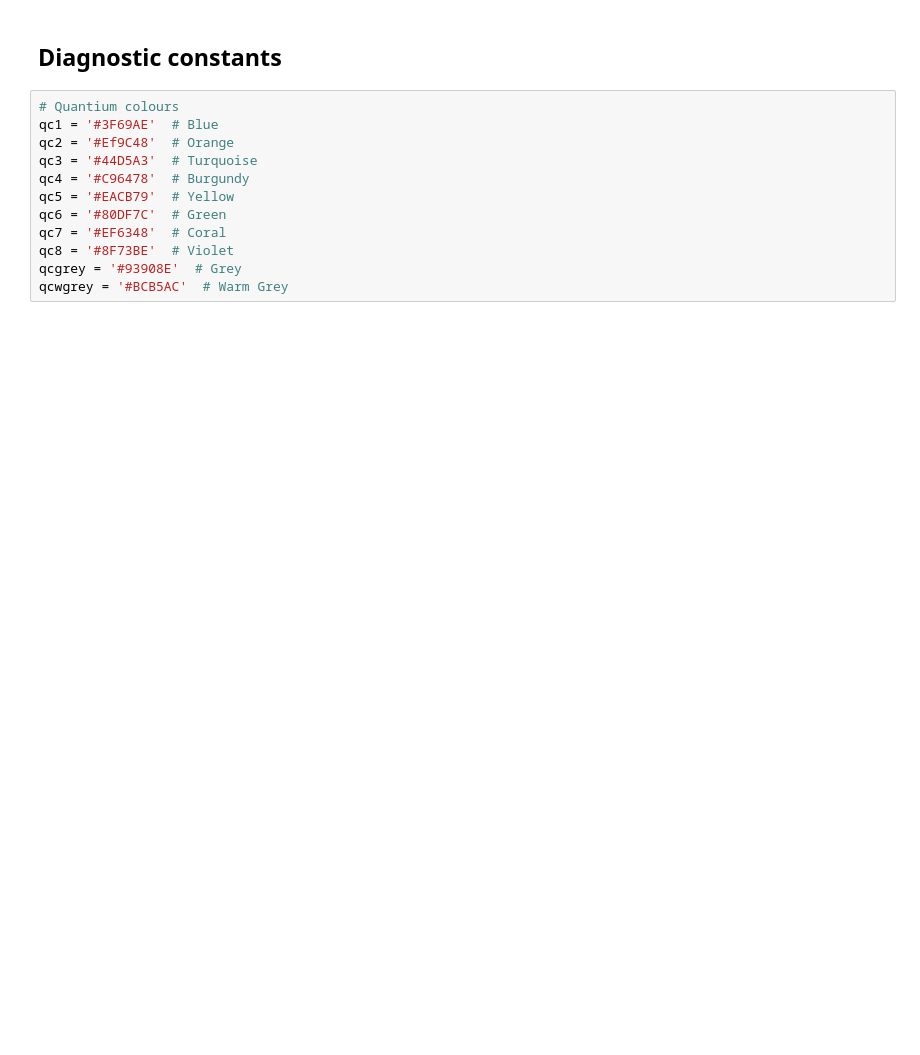
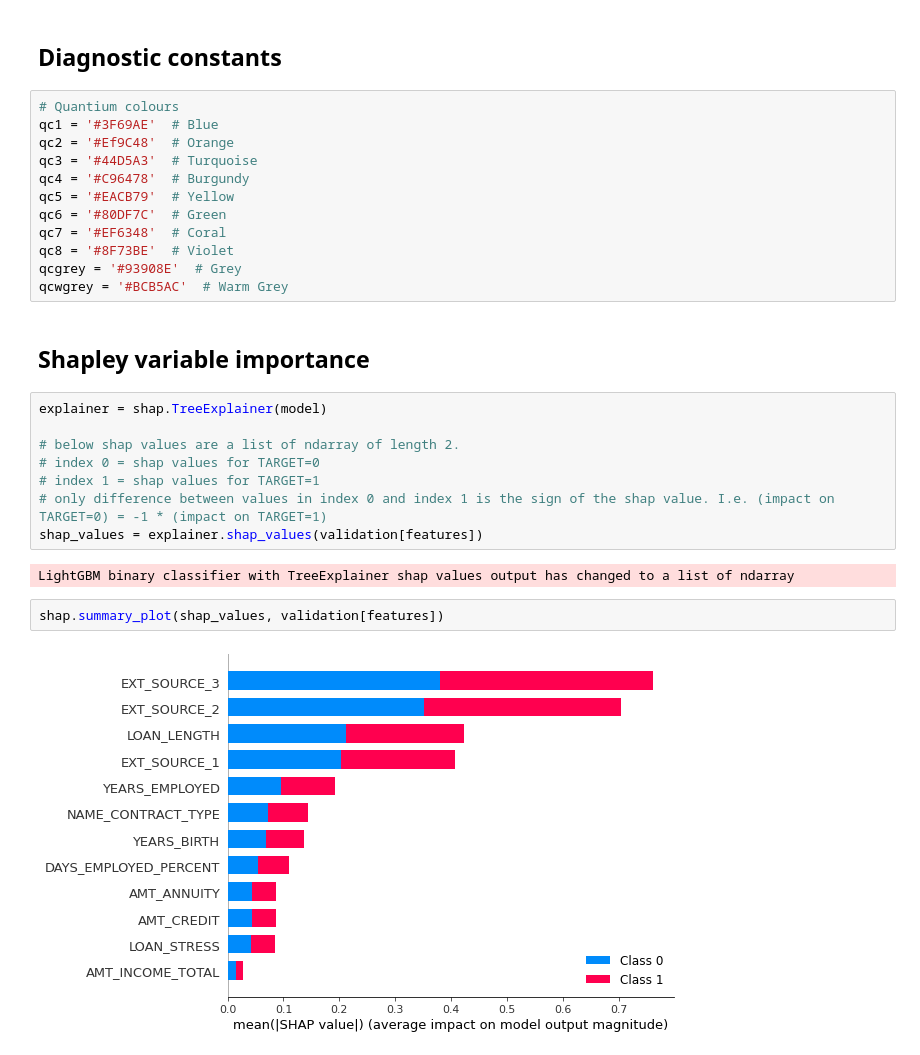
Before and after one commit to dawkinsmw/lightgbm_pipeline, a Jupyter notebook: lgb_pipeline.ipynb, the cells around one changed output. Saved outputs shown, nothing was run; the diff lists cells and outputs as text; blank space fills up the shorter version.

```diff
--- a/lgb_pipeline.ipynb
+++ b/lgb_pipeline.ipynb
@@ -195,3 +189,19 @@ qc7 = '#EF6348'  # Coral
 qc8 = '#8F73BE'  # Violet
 qcgrey = '#93908E'  # Grey
 qcwgrey = '#BCB5AC'  # Warm Grey
+# %% [markdown]
+## Shapley variable importance
+# %%
+explainer = shap.TreeExplainer(model)
+
+# below shap values are a list of ndarray of length 2.
+# index 0 = shap values for TARGET=0
+# index 1 = shap values for TARGET=1
+# only difference between values in index 0 and index 1 is the sign of the shap value. I.e. (impact on TARGET=0) = -1 * (impact on TARGET=1)
+shap_values = explainer.shap_values(validation[features])
+# %% [output]
+LightGBM binary classifier with TreeExplainer shap values output has changed to a list of ndarray
+# %%
+shap.summary_plot(shap_values, validation[features])
+# %% [output]
+[figure, added]
```
Also changed, not shown: parts of 4 cells of this notebook.
